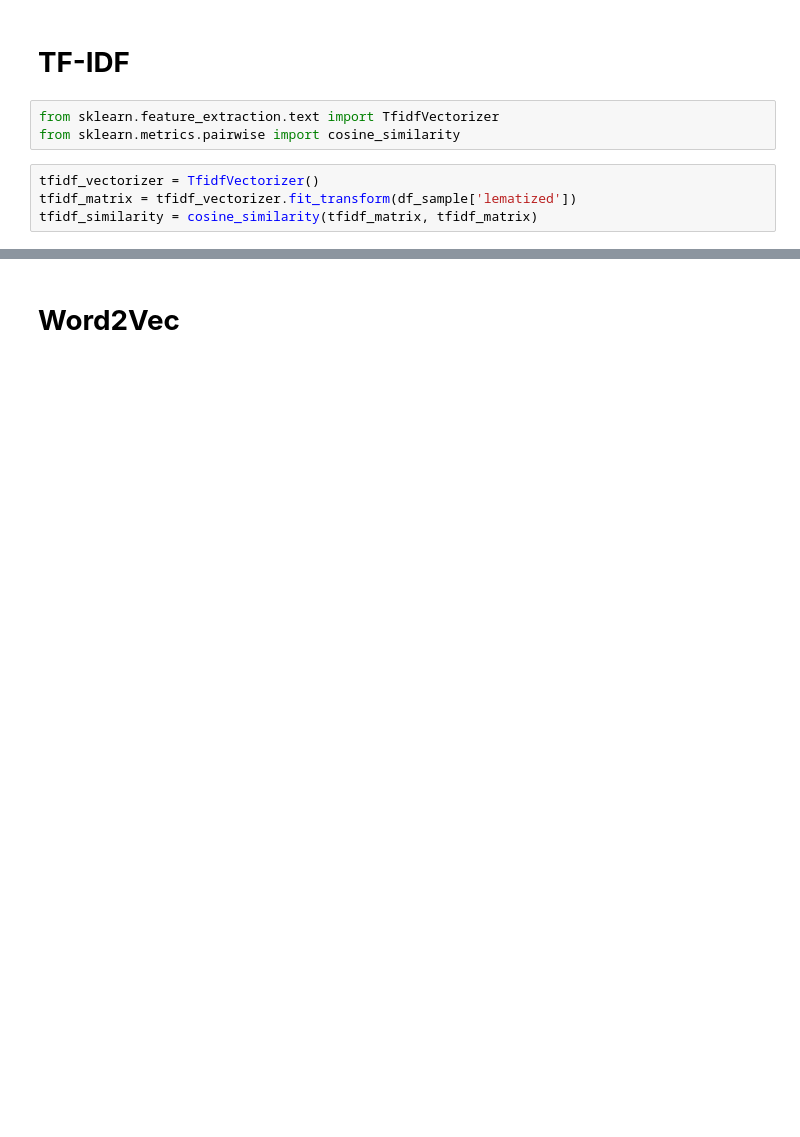
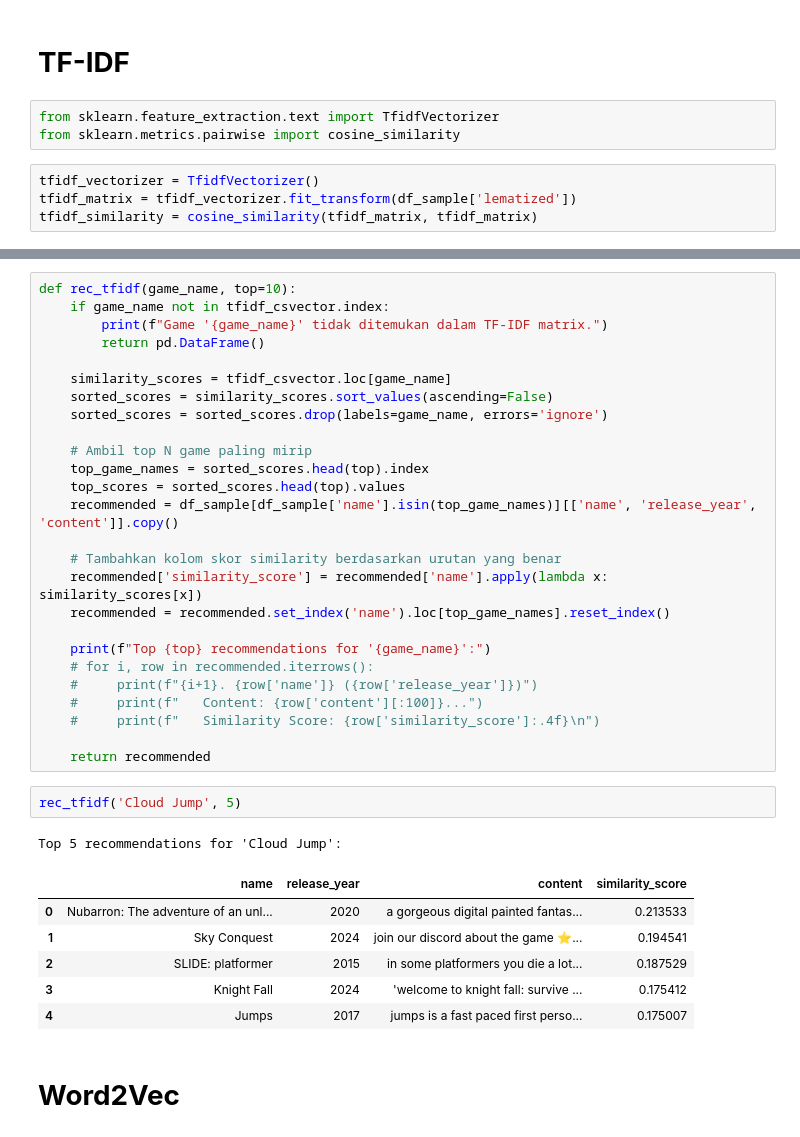
Before and after one commit to firarru/Text-Mining, a Jupyter notebook: Sistem_rekomendasi_game.ipynb, the cells around one changed output, grey strips where cells are left out. Drawn from its saved outputs; the diff is of its cells as text; blank space fills up the shorter version.

```diff
--- a/Sistem_rekomendasi_game.ipynb
+++ b/Sistem_rekomendasi_game.ipynb
@@ -311,2 +278,38 @@ array([[1.        , 0.01704977, 0.01880471, ..., 0.03692024, 0.02030791,
+# %%
+def rec_tfidf(game_name, top=10):
+    if game_name not in tfidf_csvector.index:
+        print(f"Game '{game_name}' tidak ditemukan dalam TF-IDF matrix.")
+        return pd.DataFrame()
+
+    similarity_scores = tfidf_csvector.loc[game_name]
+    sorted_scores = similarity_scores.sort_values(ascending=False)
+    sorted_scores = sorted_scores.drop(labels=game_name, errors='ignore')
+
+    # Ambil top N game paling mirip
+    top_game_names = sorted_scores.head(top).index
+    top_scores = sorted_scores.head(top).values
+    recommended = df_sample[df_sample['name'].isin(top_game_names)][['name', 'release_year', 'content']].copy()
+
+    # Tambahkan kolom skor similarity berdasarkan urutan yang benar
+    recommended['similarity_score'] = recommended['name'].apply(lambda x: similarity_scores[x])
+    recommended = recommended.set_index('name').loc[top_game_names].reset_index()
+
+    print(f"Top {top} recommendations for '{game_name}':")
+    # for i, row in recommended.iterrows():
+    #     print(f"{i+1}. {row['name']} ({row['release_year']})")
+    #     print(f"   Content: {row['content'][:100]}...")
+    #     print(f"   Similarity Score: {row['similarity_score']:.4f}\n")
+
+    return recommended
+# %%
+rec_tfidf('Cloud Jump', 5)
+# %% [output]
+Top 5 recommendations for 'Cloud Jump':
+|  | name | release_year | content | similarity_score |
+| 0 | Nubarron: The adventure of an unl... | 2020 | a gorgeous digital painted fantas... | 0.213533 |
+| 1 | Sky Conquest | 2024 | join our discord about the game ⭐... | 0.194541 |
+| 2 | SLIDE: platformer | 2015 | in some platformers you die a lot... | 0.187529 |
+| 3 | Knight Fall | 2024 | 'welcome to knight fall: survive ... | 0.175412 |
+| 4 | Jumps | 2017 | jumps is a fast paced first perso... | 0.175007 |
 # %% [markdown]
 # **Word2Vec**
```
Also changed, not shown: parts of 18 cells of this notebook.
